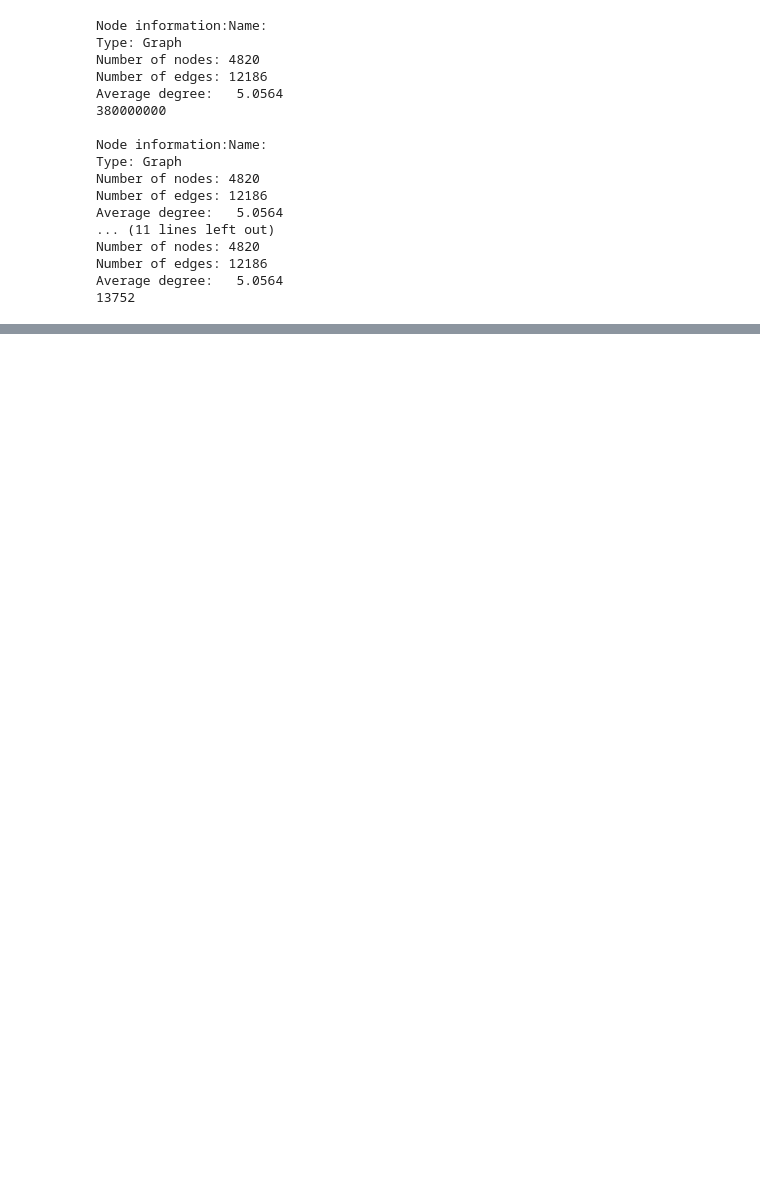
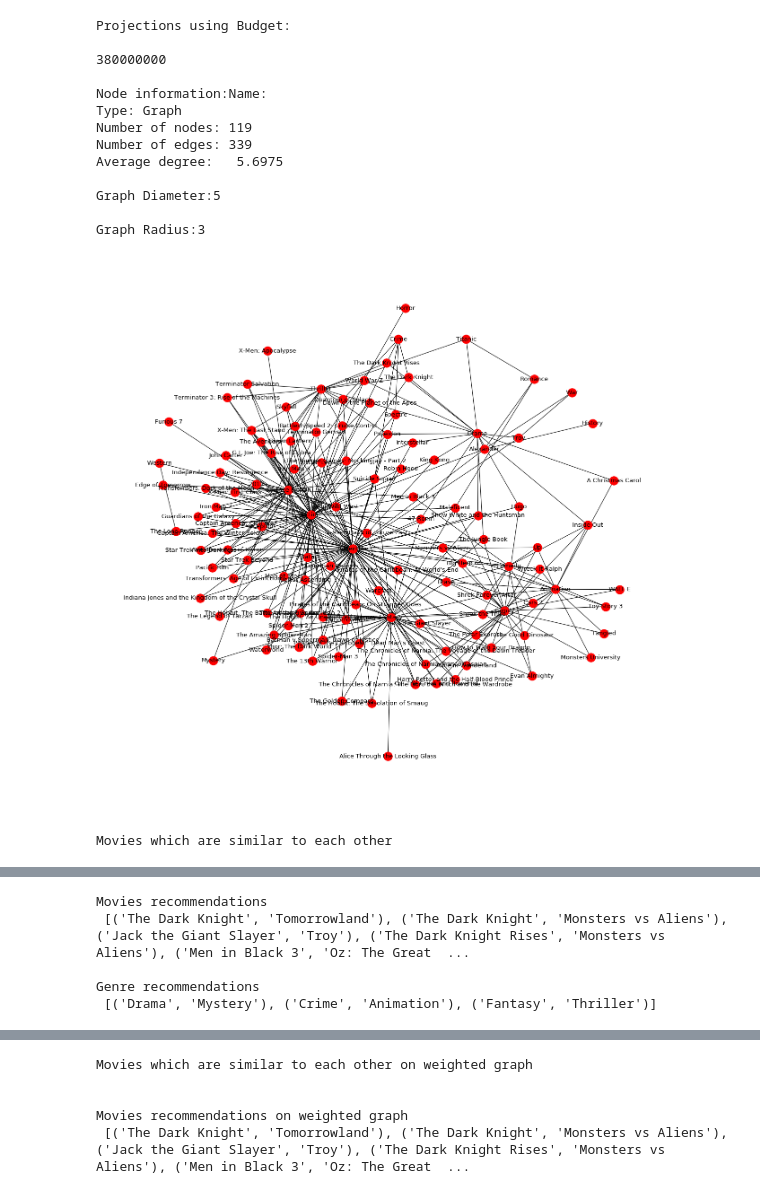
Before and after one commit to bvshyam/cuny_sem4, a Jupyter notebook: Project2_Movies/movies.ipynb, the cells around one changed output, grey strips where cells are left out. Saved outputs shown, nothing was run; the diff lists cells and outputs as text; code cells hidden in the pictures; blank space fills up the shorter version.

Commit message:
Project 2 movie code changes

```diff
--- a/Project2_Movies/movies.ipynb
+++ b/Project2_Movies/movies.ipynb
@@ -8,3 +20,4 @@ import json
 # %%
 def pipe_flatten_names(keywords):
+    """Flatten the column of Genre"""
     return '|'.join([x['name'] for x in keywords])
@@ -11,6 +26,6 @@ def pipe_flatten_names(keywords):
 # %%
 def show_graph(graph):
-    #initialze Figure
+    """One format of the chart in networkx"""
     plt.figure(num=None, figsize=(20, 20), dpi=80)
     plt.axis('off')
     fig = plt.figure(1)
@@ -55,8 +67,16 @@ def draw_chart(G):
 # %%
 def trim_edges (g, variable, weight=1):
+    """Function used for trimming the edges based on the weights.
+    Original function does not provide the attributes of the nodes. This function provides attributies too.
+    """
     g2= nx.Graph()
 
     for f, to, edata in g.edges(data=True):
         if edata[variable] > weight:
             g2.add_edge(f,to,edata)
+
+    # Adding the attributes of Node
+    for node in g2.nodes():
+        g2.add_node(node,bipartite= nx.get_node_attributes(g,'bipartite')[node])
+
     return g2
@@ -93,15 +171,22 @@ def helping_function(G, variable, method="Y"):
 
     if nx.is_bipartite(G):
         node_info(G)
-        #triange_edges(G)
-#        draw_chart(G)
     else:
-        node_info(G)
+
         #triange_edges(G)
         if(method =="Y"):
-            result_island = island_method(G,variable)[3][1]
+            result_island = island_method(G,variable)
+            result_island = result_island[round(len(result_island)/2)][1]
+            node_info(result_island)
             #nodes_analysis(result_island)
-            #draw_chart(result_island)
+
+            #Creating separte movies and Genre category
+            movie_list = [node[0] for node in result_island.nodes(data=True) if node[1]['bipartite']=='Movies']
+            genre_list = [node[0] for node in result_island.nodes(data=True) if node[1]['bipartite']=='Genre']
+
+
+            show_graph(result_island)
+            projections_graph(result_island, movie_list,genre_list)
         elif(method=="N"):
             nodes_analysis(G)
             #draw_chart(G)
@@ -109,49 +196,52 @@ def helping_function(G, variable, method="Y"):
 # %%
 if __name__ == "__main__":
 
+    # Loading dataset and required columns
     df = pd.read_csv('./data/tmdb_5000_movies.csv',sep=',')[['genres','homepage','title','vote_average','popularity','budget','vote_count','original_language']]
 
     df['genres'] = df['genres'].apply(json.loads)
     df['genres']  = df['genres'].apply(pipe_flatten_names)
 
     g = nx.Graph()
 
+    # Seperating Moviews and genre
     movie_list =[]
     genre_list = []
 
     for index,data in df.iterrows():
         #Movie
-        g.add_node(data[2],bipartite="Actor")
+        g.add_node(data[2],bipartite="Movies")
         movie_list.append(data[2])
         #Genre
         for genre in data[0].split('|'):
             genre_list.append(genre)
             g.add_node(genre,bipartite="Genre")
             g.add_edge(data[2],genre,vote_average =data[3],popularity=data[4], \
                   budget=data[5],vote_count=data[6])
 
 
+    # Calling the analysis using budget column
+    print("Projections using Budget:\n")
     island_budget = helping_function(g,'budget')
-    island_popularity = helping_function(g,'popularity')
-    island_vote_avg= helping_function(g,'vote_average')
+    #island_popularity = helping_function(g,'popularity')
+    #island_vote_avg= helping_function(g,'vote_average')
+
+    # Calling the analysis using vote count
+    print("Projections using Vote count:\n")
     island_vote_cnt = helping_function(g,'vote_count')
-
-    #W = bipartite.projected_graph(g, movie_list)
 # %% [output]
-Node information:Name:
-Type: Graph
-Number of nodes: 4820
-Number of edges: 12186
-Average degree:   5.0564
+Projections using Budget:
+
 380000000
 
 Node information:Name:
 Type: Graph
-Number of nodes: 4820
-Number of edges: 12186
-Average degree:   5.0564
-... (11 lines left out)
-Number of nodes: 4820
-Number of edges: 12186
-Average degree:   5.0564
-13752
+Number of nodes: 119
+Number of edges: 339
+Average degree:   5.6975
+
+Graph Diameter:5
+
+Graph Radius:3
+[figure, added]
+Movies which are similar to each other
@@ -157,0 +249,5 @@ Average degree:   5.0564
+Movies recommendations
+ [('The Dark Knight', 'Tomorrowland'), ('The Dark Knight', 'Monsters vs Aliens'), ('Jack the Giant Slayer', 'Troy'), ('The Dark Knight Rises', 'Monsters vs Aliens'), ('Men in Black 3', 'Oz: The Great  ...
+
+Genre recommendations
+ [('Drama', 'Mystery'), ('Crime', 'Animation'), ('Fantasy', 'Thriller')]
@@ -157,0 +255,5 @@ Average degree:   5.0564
+Movies which are similar to each other on weighted graph
+
+
+Movies recommendations on weighted graph
+ [('The Dark Knight', 'Tomorrowland'), ('The Dark Knight', 'Monsters vs Aliens'), ('Jack the Giant Slayer', 'Troy'), ('The Dark Knight Rises', 'Monsters vs Aliens'), ('Men in Black 3', 'Oz: The Great  ...
```
Also changed, not shown: parts of 15 cells of this notebook.
